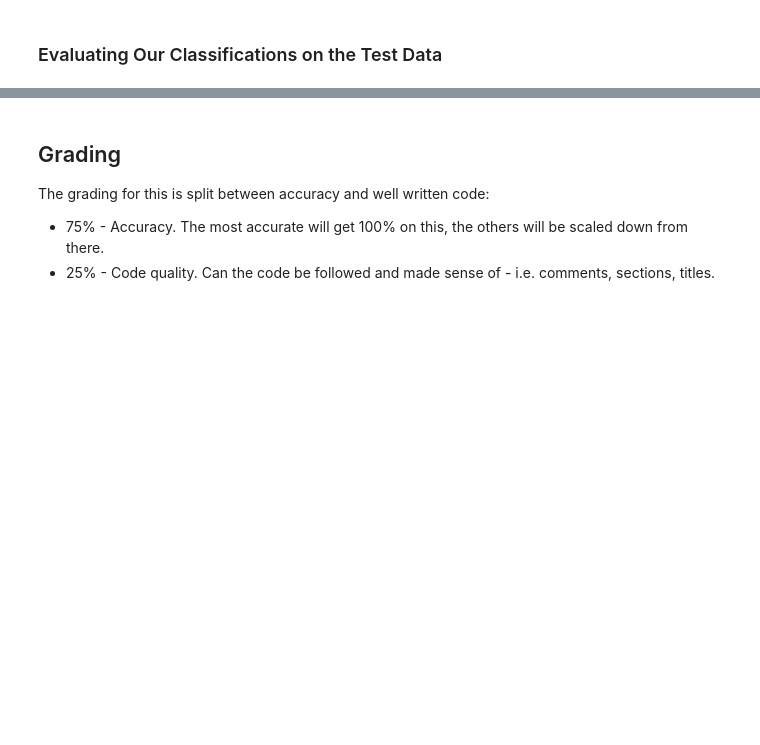
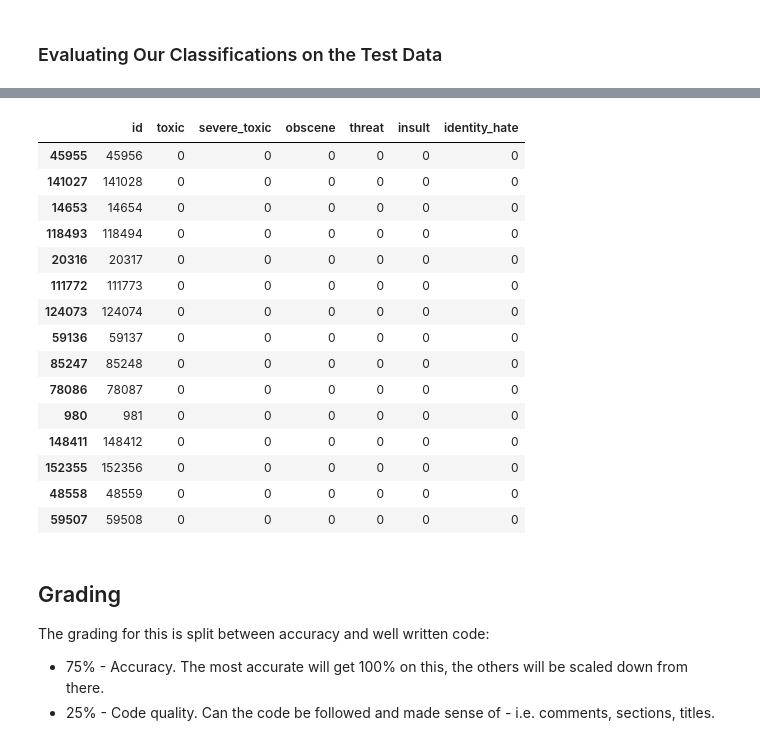
Before and after one commit to DarrenPLee/ItML_Project_1_Students, a Jupyter notebook: proj_1_final.ipynb, the cells around one changed output, grey strips where cells are left out. Cells and saved outputs as stored; diff of their text form; code cells hidden in the pictures; blank space fills up the shorter version.

```diff
--- a/proj_1_final.ipynb
+++ b/proj_1_final.ipynb
@@ -588,3 +602,24 @@ Name: comment_text, Length: 423, dtype: object
+# %%
+# View some of the comments that are non-angry
+all_0 = out_df[out_df.iloc[:, 1:].sum(axis=1) == 0]
+all_0.sample(15)
+# %% [output]
+|  | id | toxic | severe_toxic | obscene | threat | insult | identity_hate |
+| 45955 | 45956 | 0 | 0 | 0 | 0 | 0 | 0 |
+| 141027 | 141028 | 0 | 0 | 0 | 0 | 0 | 0 |
+| 14653 | 14654 | 0 | 0 | 0 | 0 | 0 | 0 |
+| 118493 | 118494 | 0 | 0 | 0 | 0 | 0 | 0 |
+| 20316 | 20317 | 0 | 0 | 0 | 0 | 0 | 0 |
+| 111772 | 111773 | 0 | 0 | 0 | 0 | 0 | 0 |
+| 124073 | 124074 | 0 | 0 | 0 | 0 | 0 | 0 |
+| 59136 | 59137 | 0 | 0 | 0 | 0 | 0 | 0 |
+| 85247 | 85248 | 0 | 0 | 0 | 0 | 0 | 0 |
+| 78086 | 78087 | 0 | 0 | 0 | 0 | 0 | 0 |
+| 980 | 981 | 0 | 0 | 0 | 0 | 0 | 0 |
+| 148411 | 148412 | 0 | 0 | 0 | 0 | 0 | 0 |
+| 152355 | 152356 | 0 | 0 | 0 | 0 | 0 | 0 |
+| 48558 | 48559 | 0 | 0 | 0 | 0 | 0 | 0 |
+| 59507 | 59508 | 0 | 0 | 0 | 0 | 0 | 0 |
 # %% [markdown]
 ## Grading
 
```
Also changed, not shown: parts of 19 cells of this notebook.
